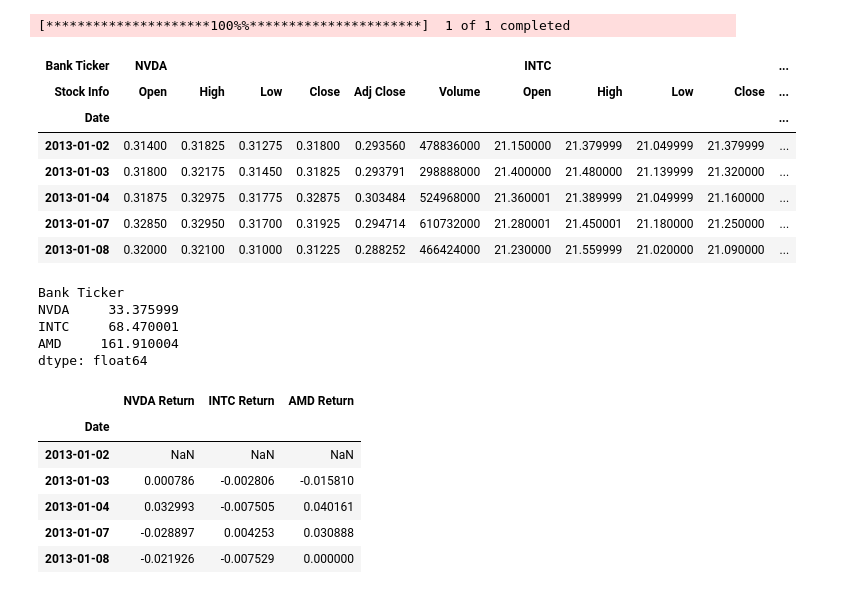
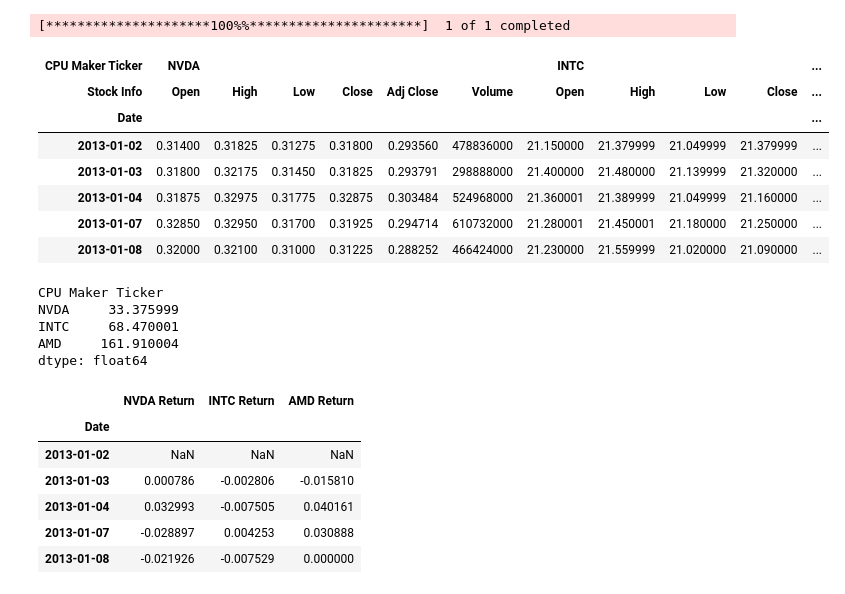
Before and after one commit to MatYohannes/Data-Science-Practice, a Jupyter notebook: CPU Makers Finance.ipynb, the cells around one changed output. Drawn from its saved outputs; the diff is of its cells as text; code cells hidden in the pictures.

```diff
--- a/CPU Makers Finance.ipynb
+++ b/CPU Makers Finance.ipynb
@@ -44,13 +44,13 @@ AMD = yf.download('AMD', start=start, end=end)
 [*********************100%%**********************]  1 of 1 completed
 # %%
 ticker_symbols = ['NVDA', 'INTC', 'AMD']
-bank_stocks = pd.concat([NVDA, INTC, AMD], keys=ticker_symbols, axis=1)
+CPU_makers_stocks = pd.concat([NVDA, INTC, AMD], keys=ticker_symbols, axis=1)
 # %%
-bank_stocks.columns.names = ['Bank Ticker', 'Stock Info']
+CPU_makers_stocks.columns.names = ['CPU Maker Ticker', 'Stock Info']
 # %%
-bank_stocks.head()
+CPU_makers_stocks.head()
 # %% [output]
-| Bank Ticker | NVDA |  |  |  |  |  | INTC |  |  |  | ... |
+| CPU Maker Ticker | NVDA |  |  |  |  |  | INTC |  |  |  | ... |
 | Stock Info | Open | High | Low | Close | Adj Close | Volume | Open | High | Low | Close | ... |
 | Date |  |  |  |  |  |  |  |  |  |  | ... |
 | 2013-01-02 | 0.31400 | 0.31825 | 0.31275 | 0.31800 | 0.293560 | 478836000 | 21.150000 | 21.379999 | 21.049999 | 21.379999 | ... |
@@ -59,9 +59,9 @@ bank_stocks.head()
 | 2013-01-07 | 0.32850 | 0.32950 | 0.31700 | 0.31925 | 0.294714 | 610732000 | 21.280001 | 21.450001 | 21.180000 | 21.250000 | ... |
 | 2013-01-08 | 0.32000 | 0.32100 | 0.31000 | 0.31225 | 0.288252 | 466424000 | 21.230000 | 21.559999 | 21.020000 | 21.090000 | ... |
 # %%
-bank_stocks.xs('Close', axis=1, level='Stock Info').max()
+CPU_makers_stocks.xs('Close', axis=1, level='Stock Info').max()
 # %% [output]
-Bank Ticker
+CPU Maker Ticker
 NVDA     33.375999
 INTC     68.470001
 AMD     161.910004
```
Also changed, not shown: parts of 10 cells of this notebook.
